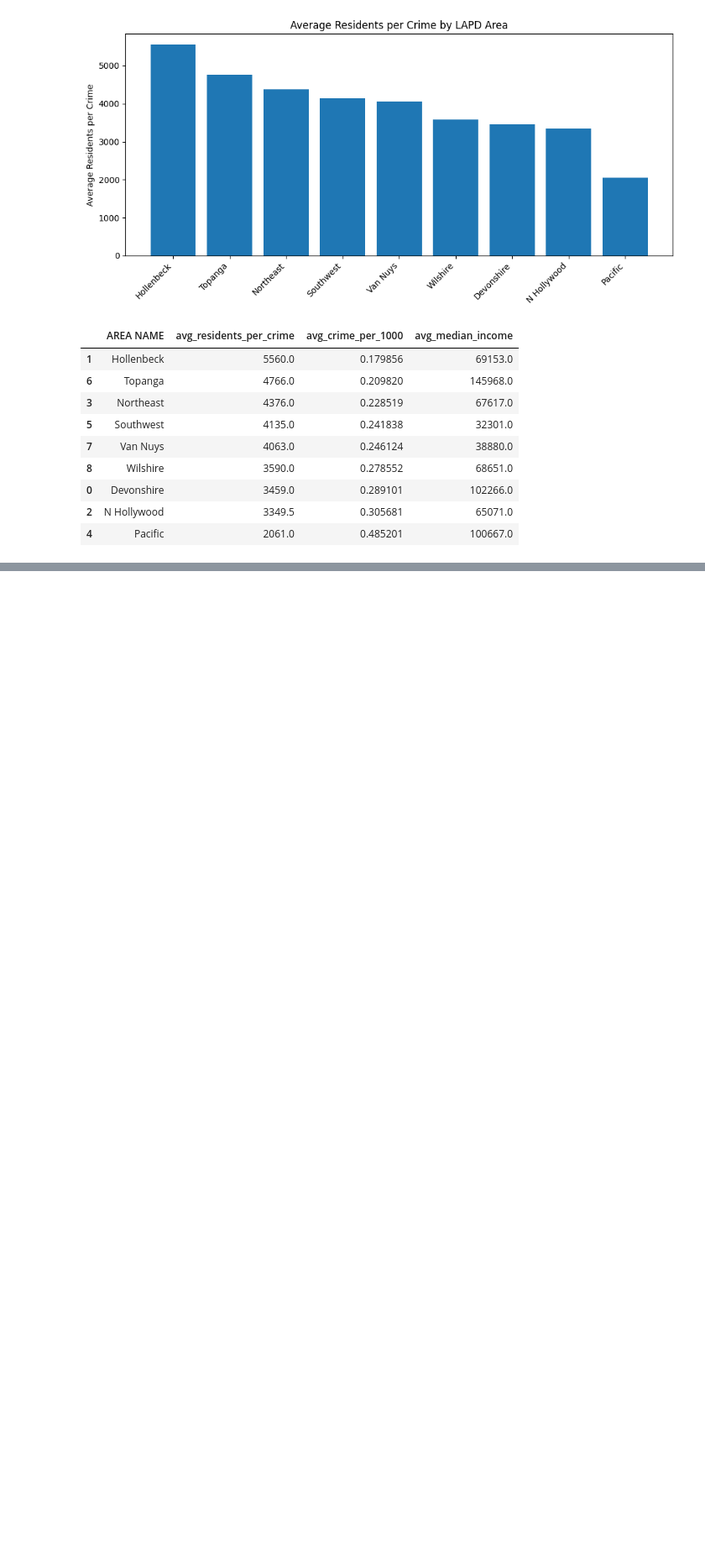
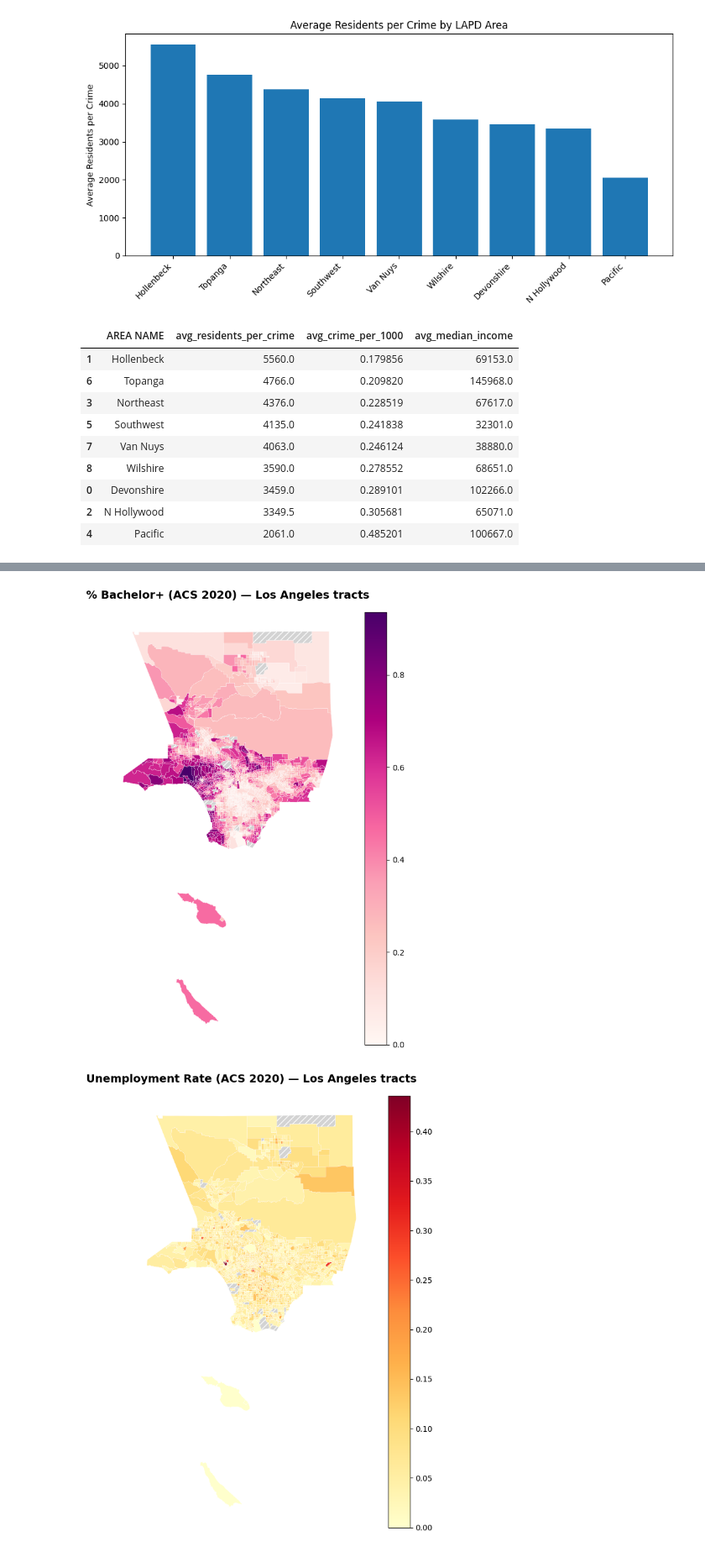
Before and after one commit to kotharisoumil/DTSC-3602-Group-12-Project, a Jupyter notebook: Finalbringing_in_geoid_and_merge_census.ipynb, the cells around one changed output, grey strips where cells are left out. Shown at 84% size. Saved outputs shown, nothing was run; the diff lists cells and outputs as text; code cells hidden in the pictures; blank space fills up the shorter version.

Commit message:
Merge Viz

```diff
--- a/Finalbringing_in_geoid_and_merge_census.ipynb
+++ b/Finalbringing_in_geoid_and_merge_census.ipynb
@@ -460,0 +574,15 @@ area_summary_sorted.head(10)
+# %%
+merged_geo = merged_geo.merge(
+    acs_small.rename(columns={
+        "pop_total": "acs_pop_total",
+        "pct_bachelors_plus": "acs_pct_bachelors_plus",
+        "unemployment_rate": "acs_unemployment_rate",
+        "pop_density_per_sqkm": "acs_pop_density_per_sqkm"
+    }),
+    on="GEOID",
+    how="left"
+)
+
+# Quick check
+print("After merge, non-null pct_bachelors_plus:", merged_geo["acs_pct_bachelors_plus"].notna().sum())
+merged_geo[["GEOID","acs_pop_total","acs_pct_bachelors_plus","acs_unemployment_rate","acs_pop_density_per_sqkm"]].head()
@@ -460,0 +597,52 @@ area_summary_sorted.head(10)
+# %%
+# Helper plotting function (consistent style)
+def plot_choropleth(gdf, column, title, cmap="viridis", vmin=None, vmax=None):
+    fig, ax = plt.subplots(1, 1, figsize=(10, 10))
+    gdf.plot(
+        column=column,
+        ax=ax,
+        cmap=cmap,
+        legend=True,
+        scheme=None,
+        vmin=vmin,
+        vmax=vmax,
+        edgecolor="white",
+        linewidth=0.2,
+        missing_kwds={
+            "color": "lightgrey",
+            "edgecolor": "white",
+            "hatch": "///",
+            "label": "No data"
+        }
+    )
+    ax.set_title(title, fontsize=14, fontweight="bold")
+    ax.axis("off")
+    return fig, ax
+
+# 7a) % Bachelor's or higher
+plot_choropleth(
+    merged_geo,
+    "acs_pct_bachelors_plus",
+    "% Bachelor+ (ACS 2020) — Los Angeles tracts",
+    cmap="RdPu"
+)
+plt.show()
+
+# 7b) Unemployment rate
+plot_choropleth(
+    merged_geo,
+    "acs_unemployment_rate",
+    "Unemployment Rate (ACS 2020) — Los Angeles tracts",
+    cmap="YlOrRd"
+)
+plt.show()
+
+# 7e) Histogram: distribution of % Bachelor+
+plt.figure(figsize=(7,5))
+merged_geo["acs_pct_bachelors_plus"].dropna().hist(bins=40)
+plt.xlabel("% Bachelor+")
+plt.title("Distribution of % Bachelor+ across LA tracts (ACS 2020)")
+plt.show()
+# %% [output]
+[figure, added]
+[figure, added]
```
Also changed, not shown: parts of 10 cells of this notebook.
